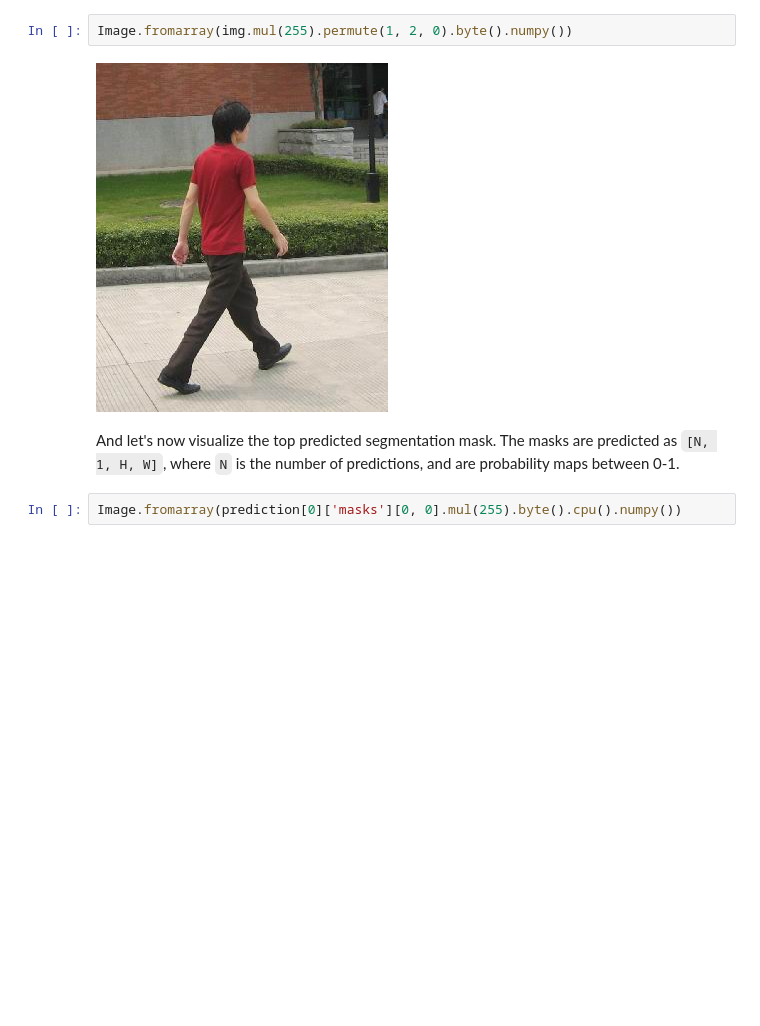
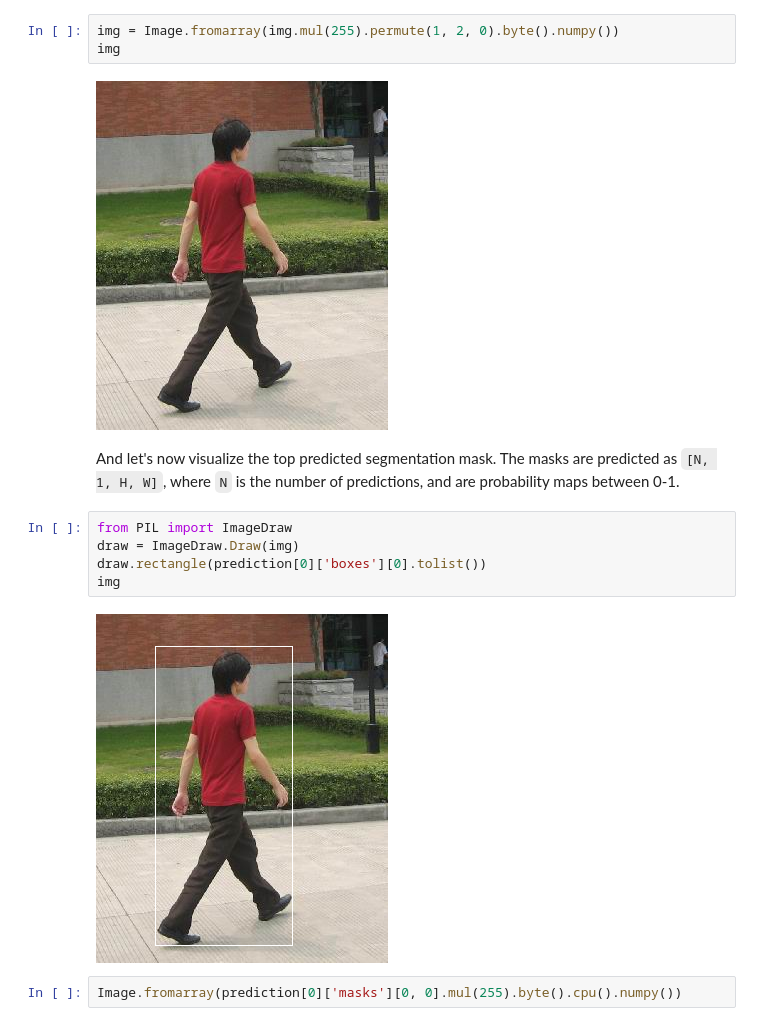
Before and after one commit to catwhiskers/distributed-maskrcnn-demo, a Jupyter notebook: torchvision_finetuning_instance_segmentation.ipynb, the cells around one changed output. Saved outputs shown, nothing was run; the diff lists cells and outputs as text; blank space fills up the shorter version.

```diff
--- a/torchvision_finetuning_instance_segmentation.ipynb
+++ b/torchvision_finetuning_instance_segmentation.ipynb
@@ -529,11 +529,19 @@ Let's inspect the image and the predicted segmentation masks.
 
 For that, we need to convert the image, which has been rescaled to 0-1 and had the channels flipped so that we have it in `[C, H, W]` format.
 # %%
-Image.fromarray(img.mul(255).permute(1, 2, 0).byte().numpy())
+img = Image.fromarray(img.mul(255).permute(1, 2, 0).byte().numpy())
+img
 # %% [output]
 [figure]
 # %% [markdown]
 And let's now visualize the top predicted segmentation mask. The masks are predicted as `[N, 1, H, W]`, where `N` is the number of predictions, and are probability maps between 0-1.
+# %%
+from PIL import ImageDraw
+draw = ImageDraw.Draw(img)
+draw.rectangle(prediction[0]['boxes'][0].tolist())
+img
+# %% [output]
+[figure, added]
 # %%
 Image.fromarray(prediction[0]['masks'][0, 0].mul(255).byte().cpu().numpy())
 # %% [output]
```
Also changed, not shown: 2 other files.
